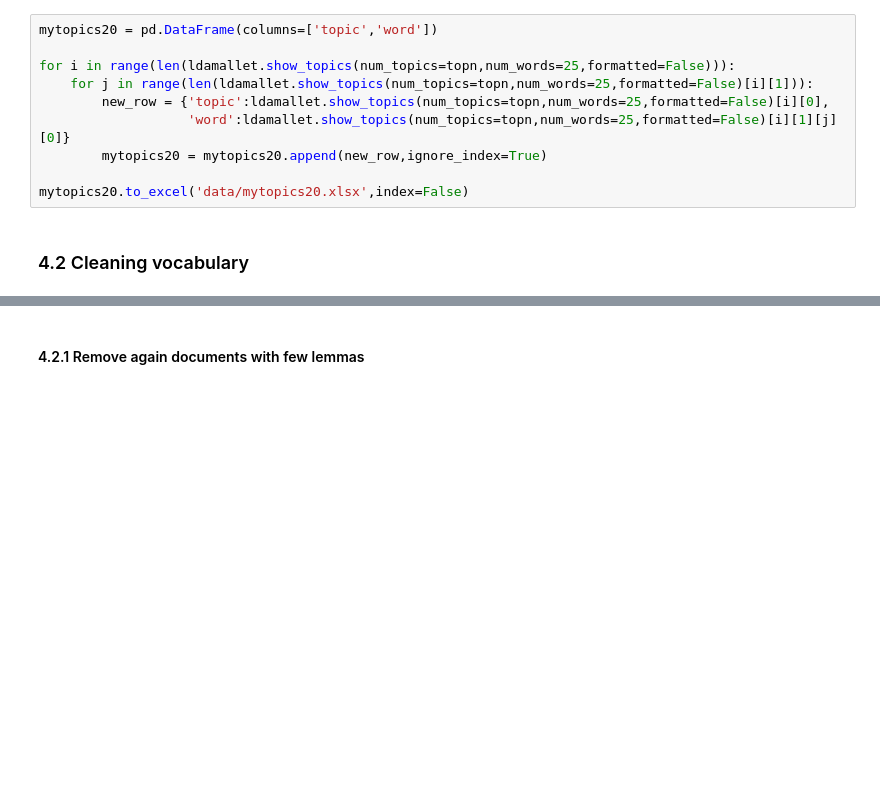
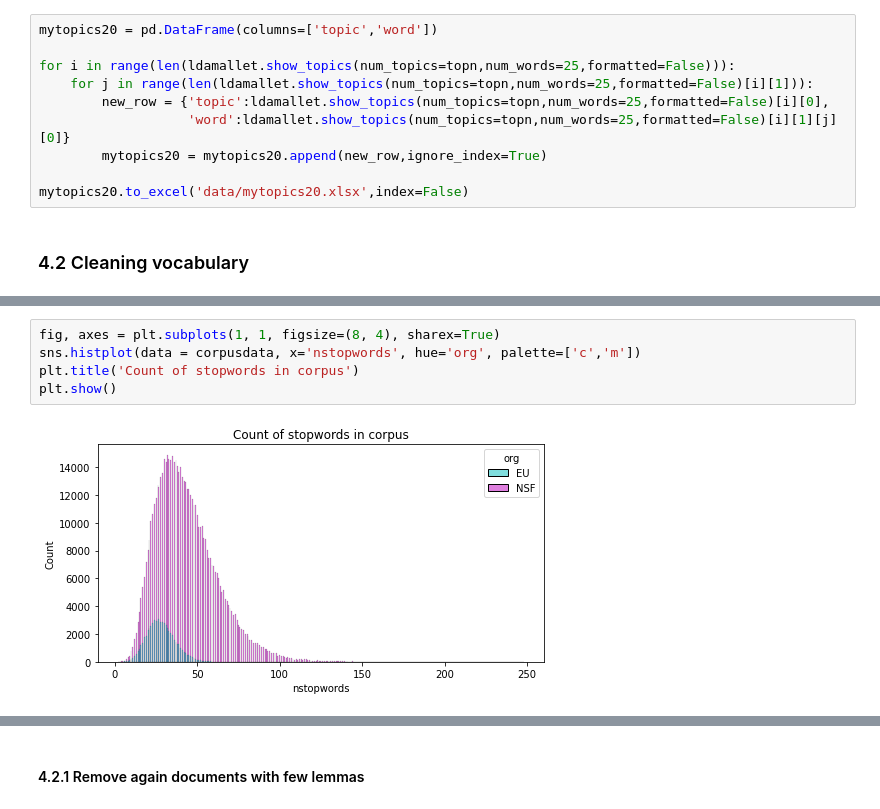
Before and after one commit to celiaromero/mythesis, a Jupyter notebook: topic_modeling.ipynb, the cells around one changed output, grey strips where cells are left out. Cells and saved outputs as stored; diff of their text form; blank space fills up the shorter version.

```diff
--- a/topic_modeling.ipynb
+++ b/topic_modeling.ipynb
@@ -337,0 +352,7 @@ corpusdata['clean_lemmas'] = corpusdata['lemmas'].apply(clean_lemmas)
+# %%
+fig, axes = plt.subplots(1, 1, figsize=(8, 4), sharex=True)
+sns.histplot(data = corpusdata, x='nstopwords', hue='org', palette=['c','m'])
+plt.title('Count of stopwords in corpus')
+plt.show()
+# %% [output]
+[figure, added]
```
Also changed, not shown: parts of 32 cells of this notebook.
